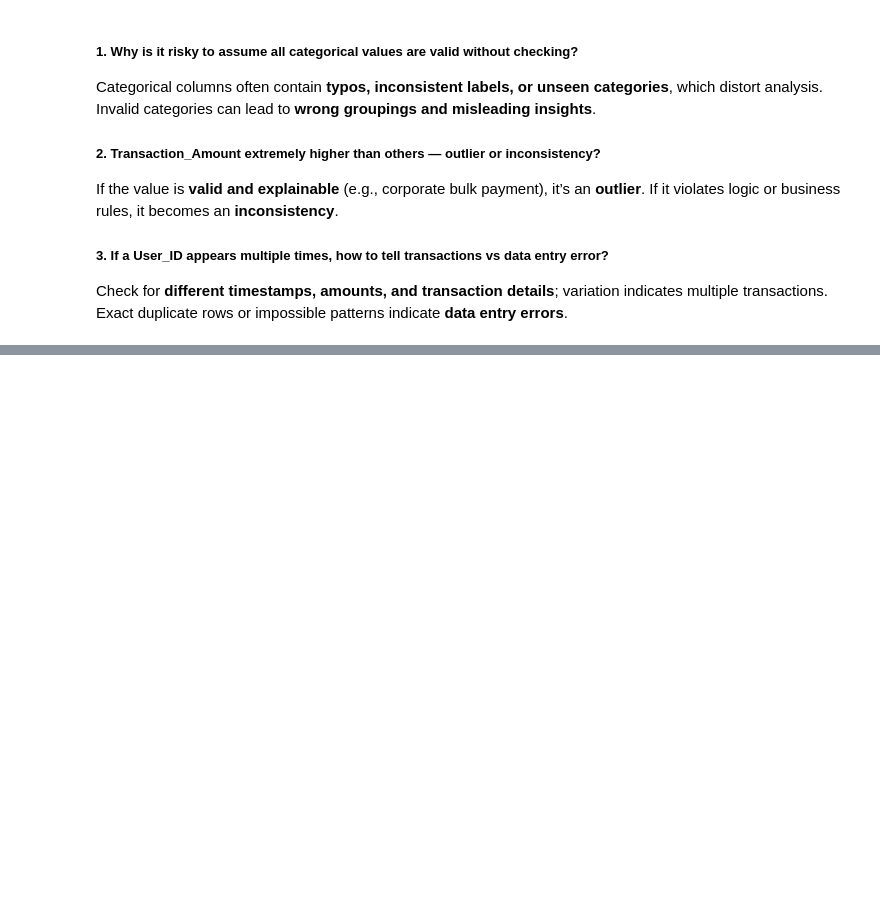
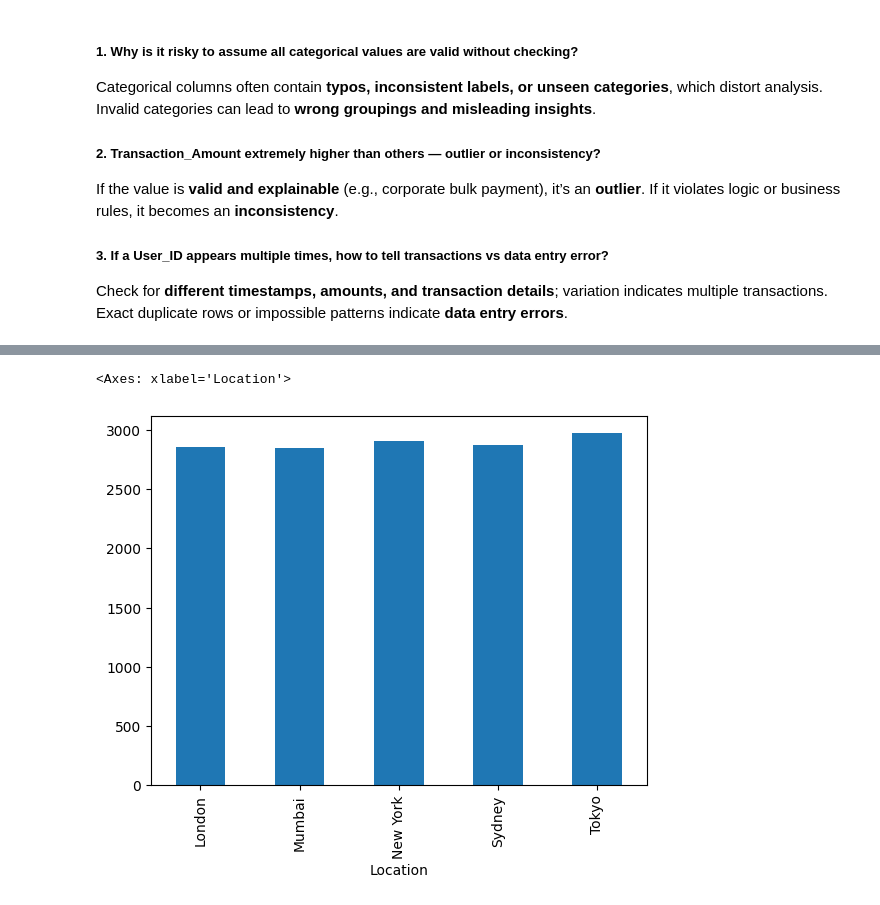
Before and after one commit to AbdulWahid026/SafeBank_EDA, a Jupyter notebook: FraudDetection_EDA.ipynb, the cells around one changed output, grey strips where cells are left out. Cells and saved outputs as stored; diff of their text form; code cells hidden in the pictures; blank space fills up the shorter version.

```diff
--- a/FraudDetection_EDA.ipynb
+++ b/FraudDetection_EDA.ipynb
@@ -411,0 +424,5 @@ Exact duplicate rows or impossible patterns indicate **data entry errors**.
+# %%
+df[df['Fraud_Label']==1].groupby('Location').size().plot(kind='bar')
+# %% [output]
+<Axes: xlabel='Location'>
+[figure, added]
```
Also changed, not shown: parts of 6 cells of this notebook.
